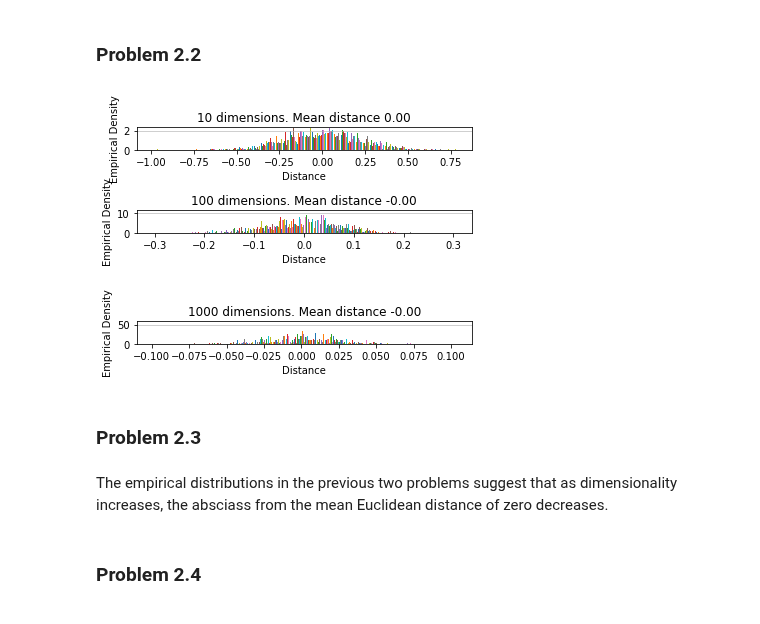
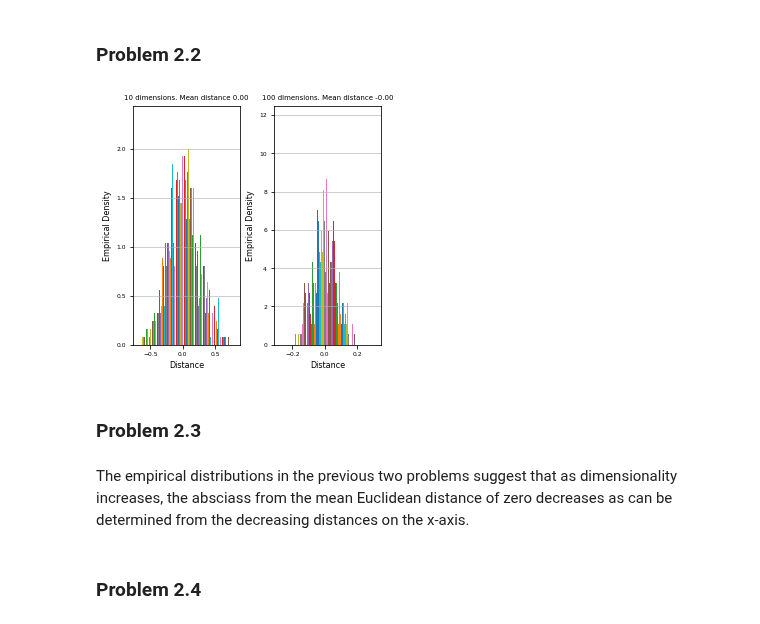
Before and after one commit to matteo8p/cs370, a Jupyter notebook: homework01/homework01_caleb.ipynb, the cells around one changed output. Saved outputs shown, nothing was run; the diff lists cells and outputs as text; code cells hidden in the pictures.

```diff
--- a/homework01/homework01_caleb.ipynb
+++ b/homework01/homework01_caleb.ipynb
@@ -201,32 +258,33 @@ show_histogram(test_points, 2)
 # %% [markdown]
 ### Problem 2.2
 # %%
-# this cell takes awhile to run (especially 1000)!
-# need to ask about plot formatting
-
 test_points_10 = gaussian_sample(300, 10)
 dist_10 = distances(test_points_10)
 
 test_points_100 = gaussian_sample(300, 100)
 dist_100 = distances(test_points_100)
 
 test_points_1000 = gaussian_sample(300, 1000)
 dist_1000 = distances(test_points_1000)
 
-plt.subplot(8,1,1)
+plt.subplots_adjust(left = 0, right = 2, wspace=.3)
+
+plt.subplot(1,3,1)
 show_histogram(test_points_10, 10)
 
-plt.subplot(8,1,4)
+plt.subplot(1,3,2)
 show_histogram(test_points_100, 100)
 
-plt.subplot(8,1,8)
+plt.subplot(1,3,3)
 show_histogram(test_points_1000, 1000)
+
+plt.tight_layout()
 # %% [output]
-[figure, old version]
+[figure, new version]
 # %% [markdown]
 ### Problem 2.3
 # %% [markdown]
-The empirical distributions in the previous two problems suggest that as dimensionality increases, the absciass from the mean Euclidean distance of zero decreases.
+The empirical distributions in the previous two problems suggest that as dimensionality increases, the absciass from the mean Euclidean distance of zero decreases as can be determined from the decreasing distances on the x-axis.
 # %% [markdown]
 ### Problem 2.4
 # %% [markdown]
```
Also changed, not shown: parts of 7 cells of this notebook, 1 other file.
